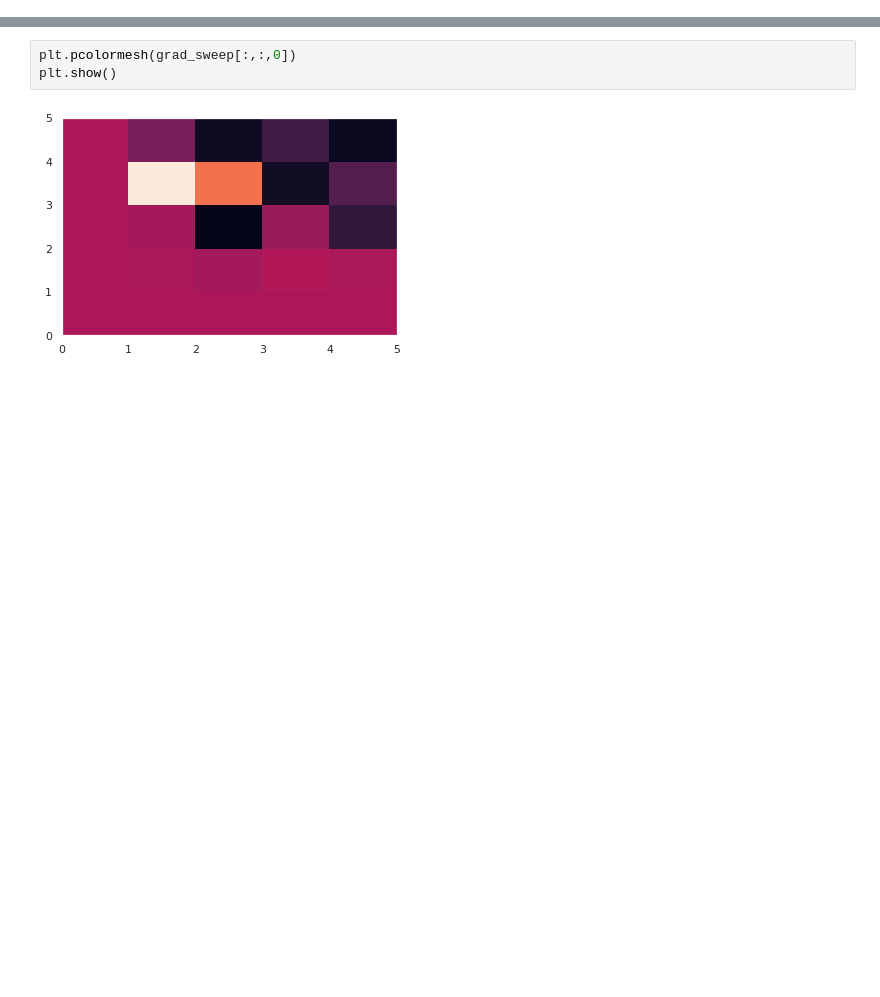
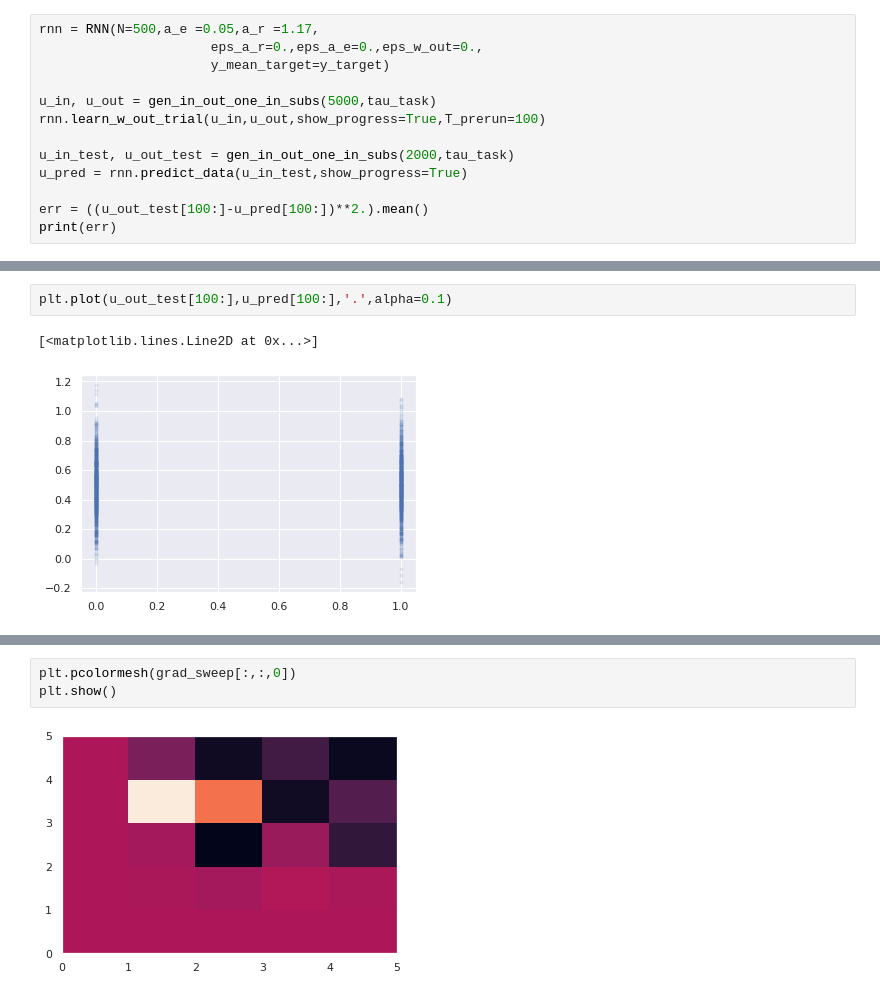
Before and after one commit to FabianSchubert/DrivenRandNetworkCriticality, a Jupyter notebook: code/Gradient_Based_Adaptation/rnn_positive_act.ipynb, the cells around one changed output, grey strips where cells are left out. Drawn from its saved outputs; the diff is of its cells as text; blank space fills up the shorter version.

```diff
--- a/code/Gradient_Based_Adaptation/rnn_positive_act.ipynb
+++ b/code/Gradient_Based_Adaptation/rnn_positive_act.ipynb
@@ -318,0 +321,13 @@ KeyboardInterrupt:
+# %%
+rnn = RNN(N=500,a_e =0.05,a_r =1.17,
+                      eps_a_r=0.,eps_a_e=0.,eps_w_out=0.,
+                      y_mean_target=y_target)
+
+u_in, u_out = gen_in_out_one_in_subs(5000,tau_task)
+rnn.learn_w_out_trial(u_in,u_out,show_progress=True,T_prerun=100)
+
+u_in_test, u_out_test = gen_in_out_one_in_subs(2000,tau_task)
+u_pred = rnn.predict_data(u_in_test,show_progress=True)
+
+err = ((u_out_test[100:]-u_pred[100:])**2.).mean()
+print(err)
@@ -318,0 +338,5 @@ KeyboardInterrupt:
+# %%
+plt.plot(u_out_test[100:],u_pred[100:],'.',alpha=0.1)
+# %% [output]
+[<matplotlib.lines.Line2D at 0x...>]
+[figure, added]
```
Also changed, not shown: parts of 9 cells of this notebook.
